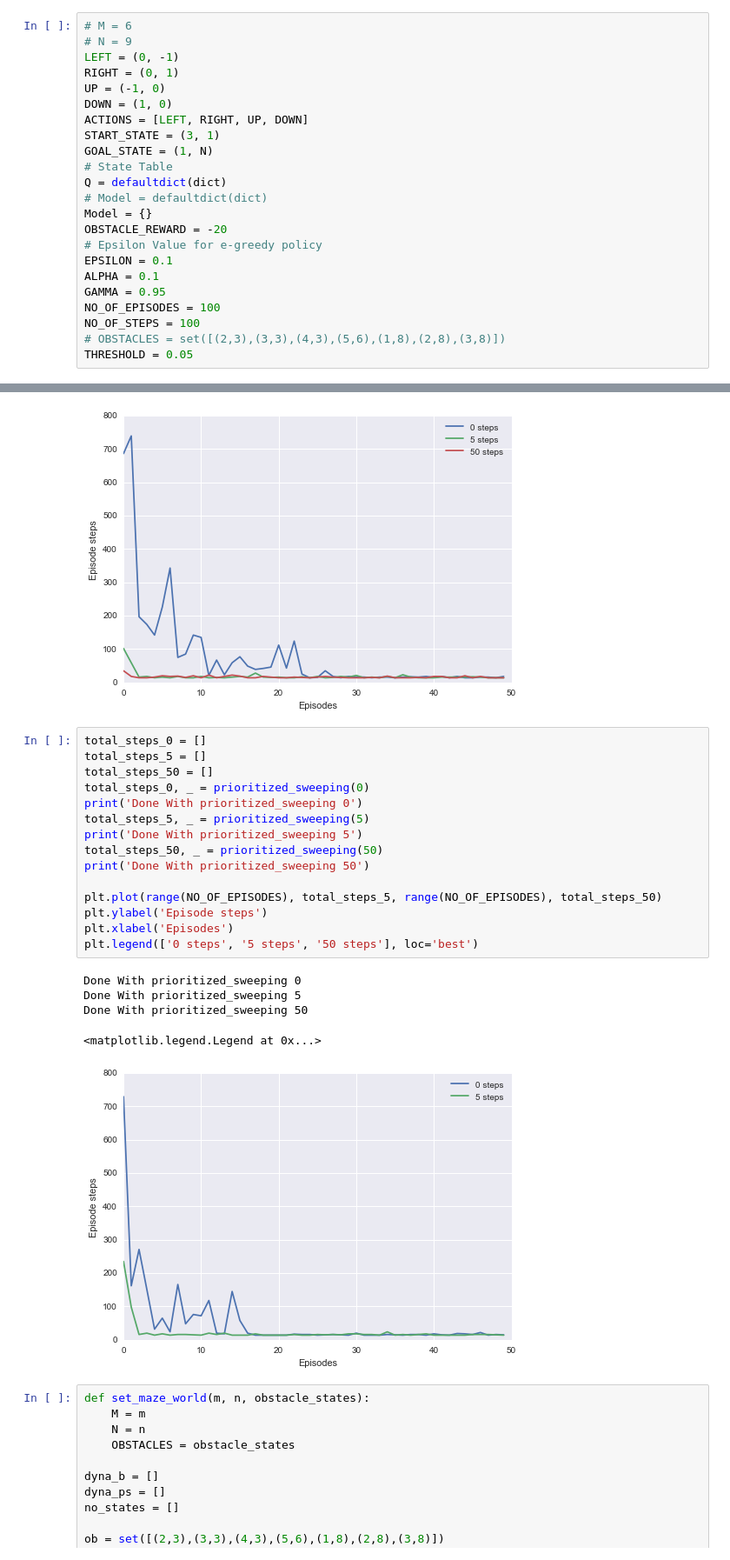
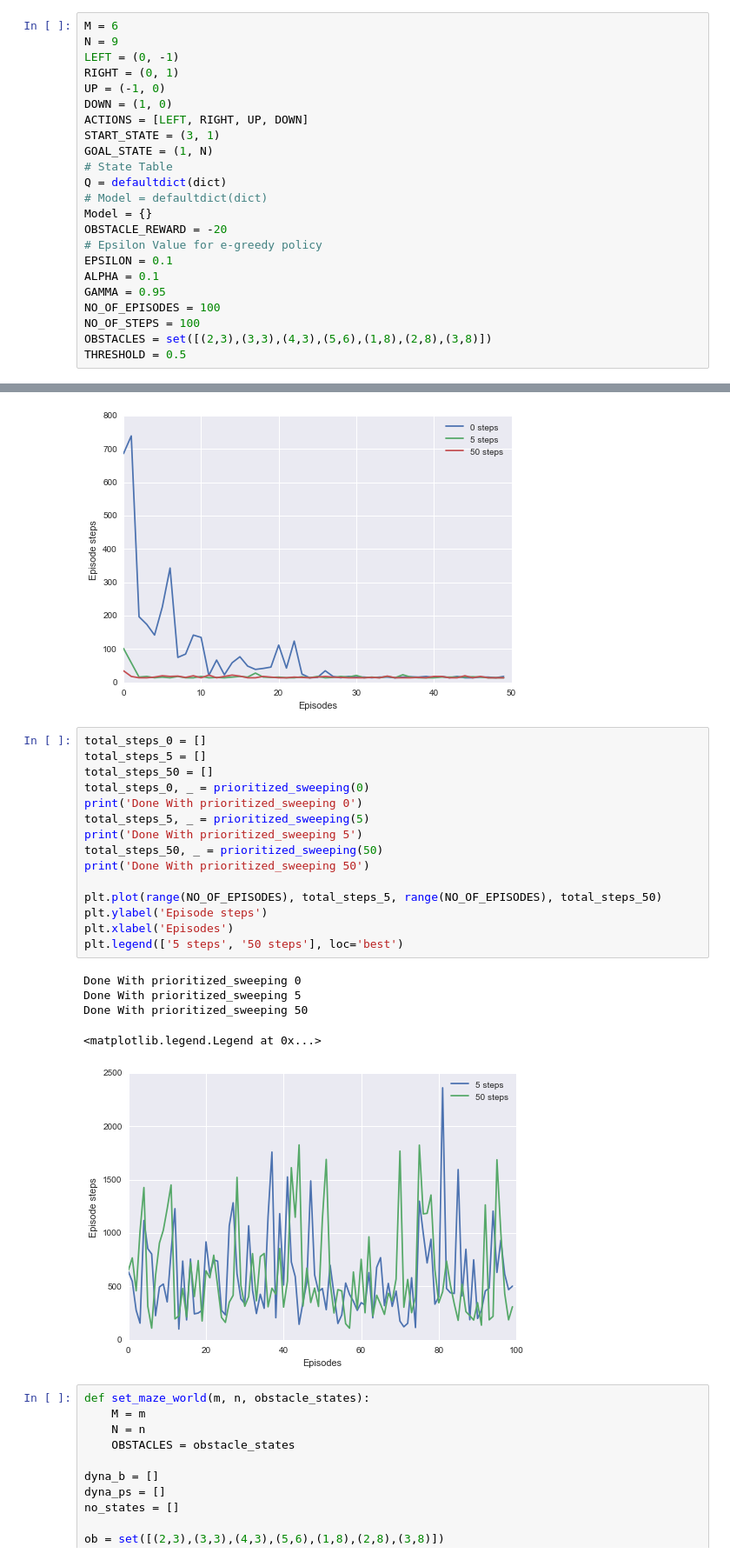
Before and after one commit to ashuven63/Reinforcement-Learning, a Jupyter notebook: DynaMaze.ipynb, the cells around one changed output, grey strips where cells are left out. Shown at 87% size. Cells and saved outputs as stored; diff of their text form.

Commit message:
Dyna Maze redo graphs

```diff
--- a/DynaMaze.ipynb
+++ b/DynaMaze.ipynb
@@ -12,8 +12,8 @@ import copy
 import operator
 import numpy as np
 # %%
-# M = 6
-# N = 9
+M = 6
+N = 9
 LEFT = (0, -1)
 RIGHT = (0, 1)
 UP = (-1, 0)
@@ -32,8 +32,8 @@ ALPHA = 0.1
 GAMMA = 0.95
 NO_OF_EPISODES = 100
 NO_OF_STEPS = 100
-# OBSTACLES = set([(2,3),(3,3),(4,3),(5,6),(1,8),(2,8),(3,8)])
-THRESHOLD = 0.05
+OBSTACLES = set([(2,3),(3,3),(4,3),(5,6),(1,8),(2,8),(3,8)])
+THRESHOLD = 0.5
 # %%
 def is_valid_state((i, j)):
     if i > M or j > N or i < 1 or j < 1:
@@ -180,24 +180,24 @@ Done With Dyna 50
 # %%
 total_steps_0 = []
 total_steps_5 = []
 total_steps_50 = []
 total_steps_0, _ = prioritized_sweeping(0)
 print('Done With prioritized_sweeping 0')
 total_steps_5, _ = prioritized_sweeping(5)
 print('Done With prioritized_sweeping 5')
 total_steps_50, _ = prioritized_sweeping(50)
 print('Done With prioritized_sweeping 50')
 
 plt.plot(range(NO_OF_EPISODES), total_steps_5, range(NO_OF_EPISODES), total_steps_50)
 plt.ylabel('Episode steps')
 plt.xlabel('Episodes')
-plt.legend(['0 steps', '5 steps', '50 steps'], loc='best')
+plt.legend(['5 steps', '50 steps'], loc='best')
 # %% [output]
 Done With prioritized_sweeping 0
 Done With prioritized_sweeping 5
 Done With prioritized_sweeping 50
 <matplotlib.legend.Legend at 0x...>
-[figure, old version]
+[figure, new version]
 # %%
 def set_maze_world(m, n, obstacle_states):
     M = m
```
